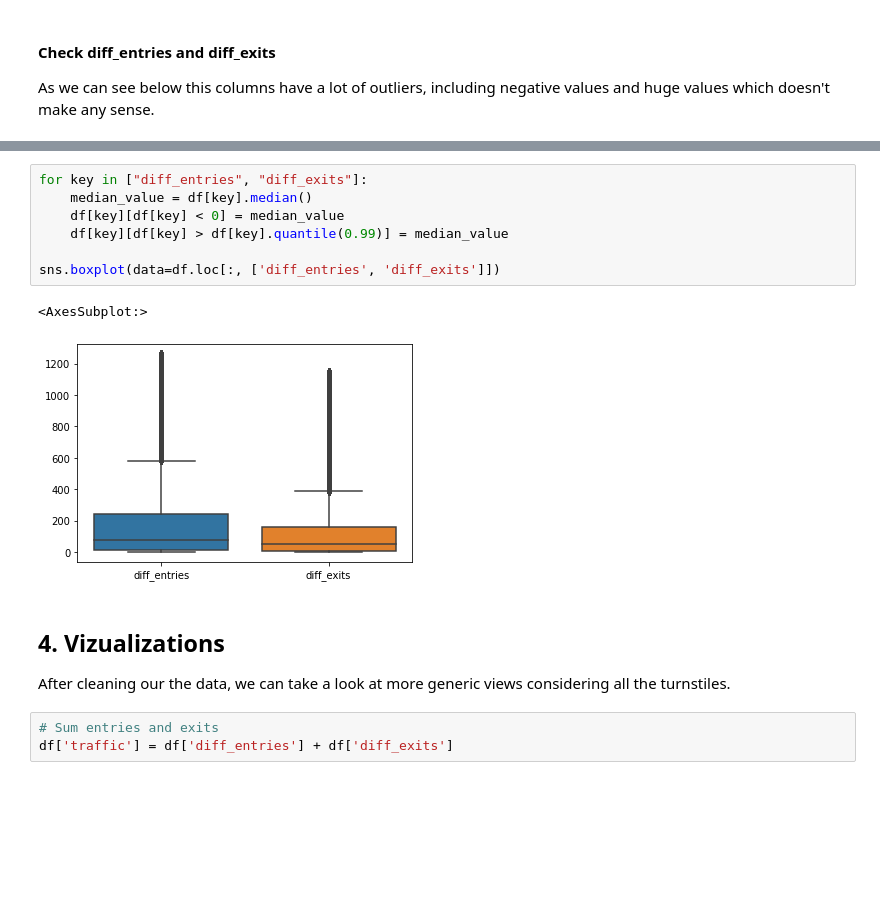
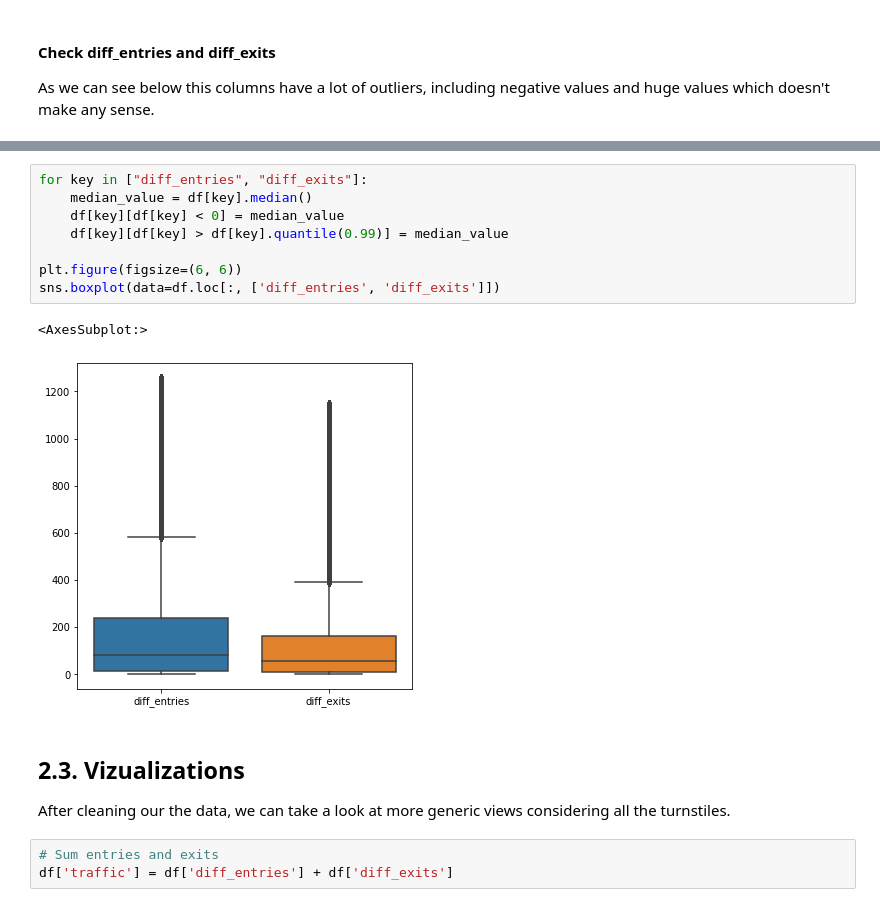
Before and after one commit to esgario/nyc-metro-forecasting, a Jupyter notebook: 1_exploratory_data_analysis.ipynb, the cells around one changed output, grey strips where cells are left out. Saved outputs shown, nothing was run; the diff lists cells and outputs as text; blank space fills up the shorter version.

```diff
--- a/1_exploratory_data_analysis.ipynb
+++ b/1_exploratory_data_analysis.ipynb
@@ -133,15 +142,16 @@ After removing some outliers our boxplot looks better now.
 # %%
 for key in ["diff_entries", "diff_exits"]:
     median_value = df[key].median()
     df[key][df[key] < 0] = median_value
     df[key][df[key] > df[key].quantile(0.99)] = median_value
 
+plt.figure(figsize=(6, 6))
 sns.boxplot(data=df.loc[:, ['diff_entries', 'diff_exits']])
 # %% [output]
 <AxesSubplot:>
-[figure, old version]
+[figure, new version]
 # %% [markdown]
-## 4. Vizualizations <a class="anchor" id="vizualizations"></a>
+## 2.3. Vizualizations <a class="anchor" id="vizualizations"></a>
 
 After cleaning our the data, we can take a look at more generic views considering all the turnstiles.
 # %%
```
Also changed, not shown: parts of 32 cells of this notebook, 1 other file.
